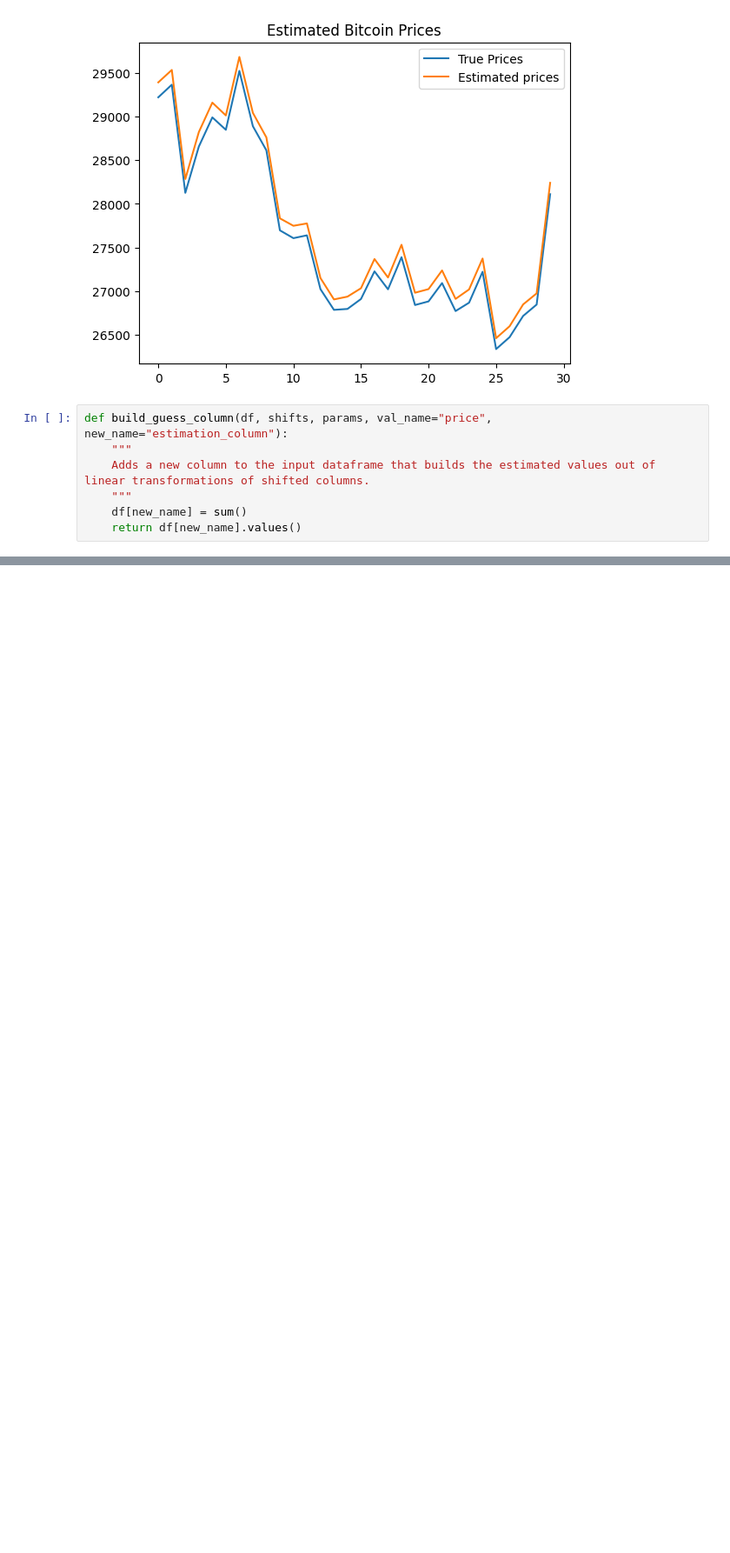
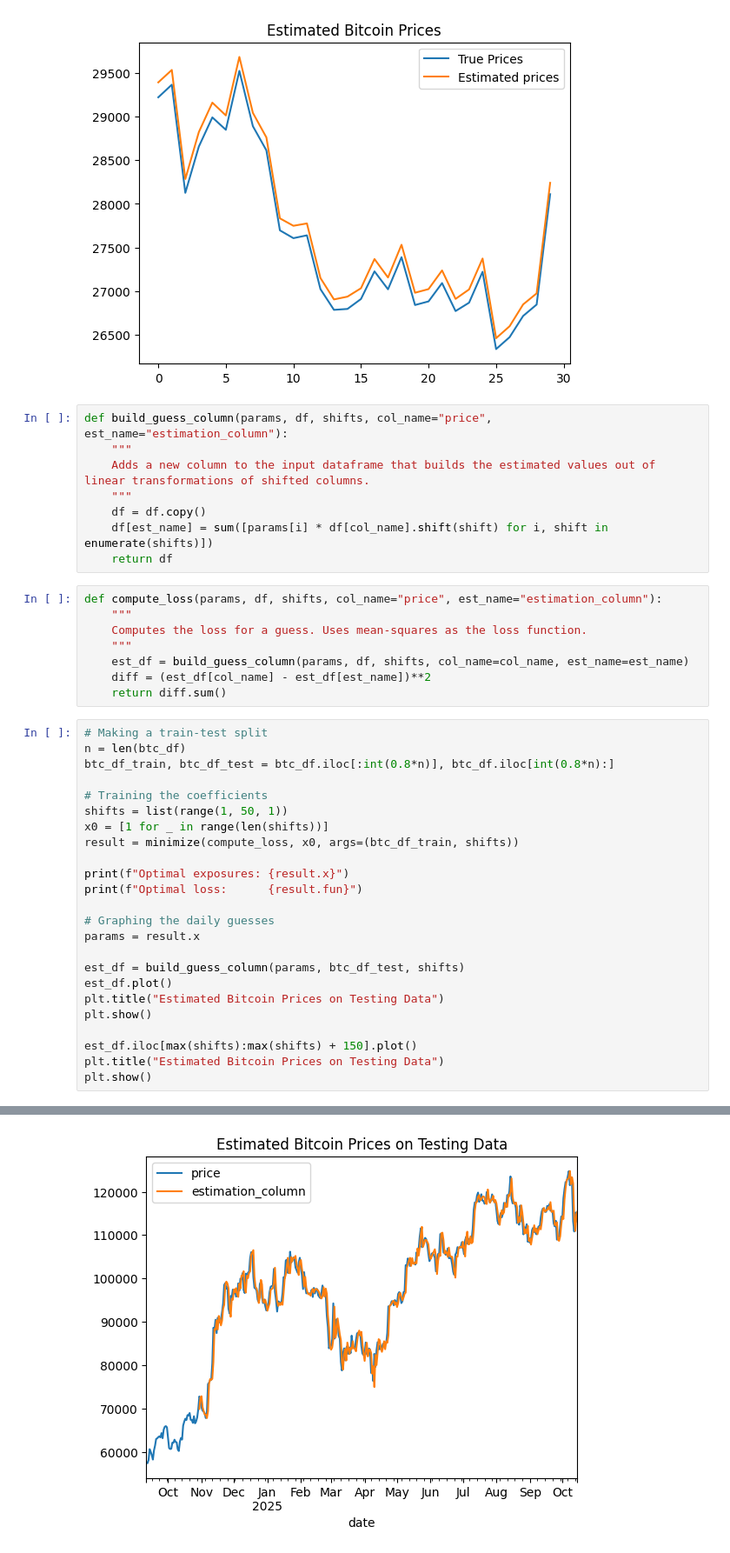
Before and after one commit to EthanPrimes/autoregressive_bitcoin_price_estimation, a Jupyter notebook: linear_regression.ipynb, the cells around one changed output, grey strips where cells are left out. Shown: that part at 87% size. Cells and saved outputs as stored; diff of their text form; blank space fills up the shorter version.

```diff
--- a/linear_regression.ipynb
+++ b/linear_regression.ipynb
@@ -54,9 +54,43 @@ Optimal exposures: [-0.01392878  1.01865662]
 Optimal loss:      171079.7939110602
 [figure]
 # %%
-def build_guess_column(df, shifts, params, val_name="price", new_name="estimation_column"):
+def build_guess_column(params, df, shifts, col_name="price", est_name="estimation_column"):
     """
     Adds a new column to the input dataframe that builds the estimated values out of linear transformations of shifted columns.
     """
-    df[new_name] = sum()
-    return df[new_name].values()
+    df = df.copy()
+    df[est_name] = sum([params[i] * df[col_name].shift(shift) for i, shift in enumerate(shifts)])
+    return df
+# %%
+def compute_loss(params, df, shifts, col_name="price", est_name="estimation_column"):
+    """
+    Computes the loss for a guess. Uses mean-squares as the loss function.
+    """
+    est_df = build_guess_column(params, df, shifts, col_name=col_name, est_name=est_name)
+    diff = (est_df[col_name] - est_df[est_name])**2
+    return diff.sum()
+# %%
+# Making a train-test split
+n = len(btc_df)
+btc_df_train, btc_df_test = btc_df.iloc[:int(0.8*n)], btc_df.iloc[int(0.8*n):]
+
+# Training the coefficients
+shifts = list(range(1, 50, 1))
+x0 = [1 for _ in range(len(shifts))]
+result = minimize(compute_loss, x0, args=(btc_df_train, shifts))
+
+print(f"Optimal exposures: {result.x}")
+print(f"Optimal loss:      {result.fun}")
+
+# Graphing the daily guesses
+params = result.x
+
+est_df = build_guess_column(params, btc_df_test, shifts)
+est_df.plot()
+plt.title("Estimated Bitcoin Prices on Testing Data")
+plt.show()
+
+est_df.iloc[max(shifts):max(shifts) + 150].plot()
+plt.title("Estimated Bitcoin Prices on Testing Data")
+plt.show()
+# %% [output]
@@ -62,0 +111 @@ def build_guess_column(df, shifts, params, val_name="price", new_name="estimatio
+[figure, added]
```
Also changed, not shown: parts of 1 cell of this notebook, 1 other file.
